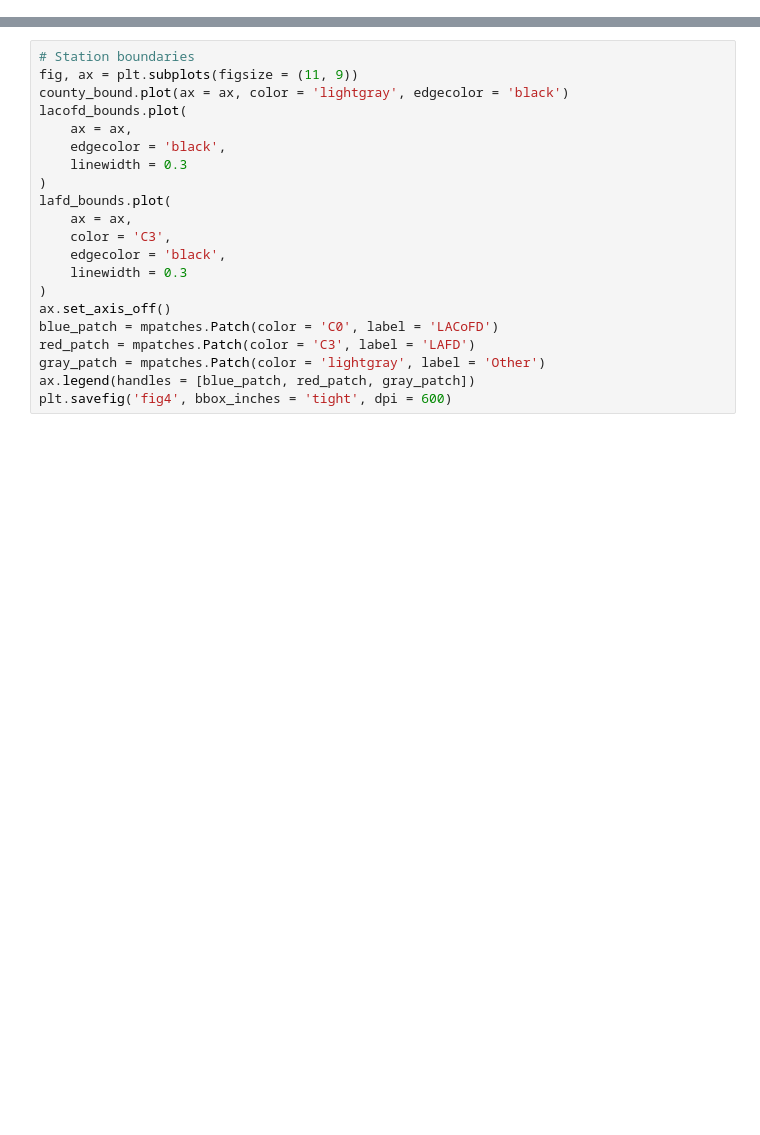
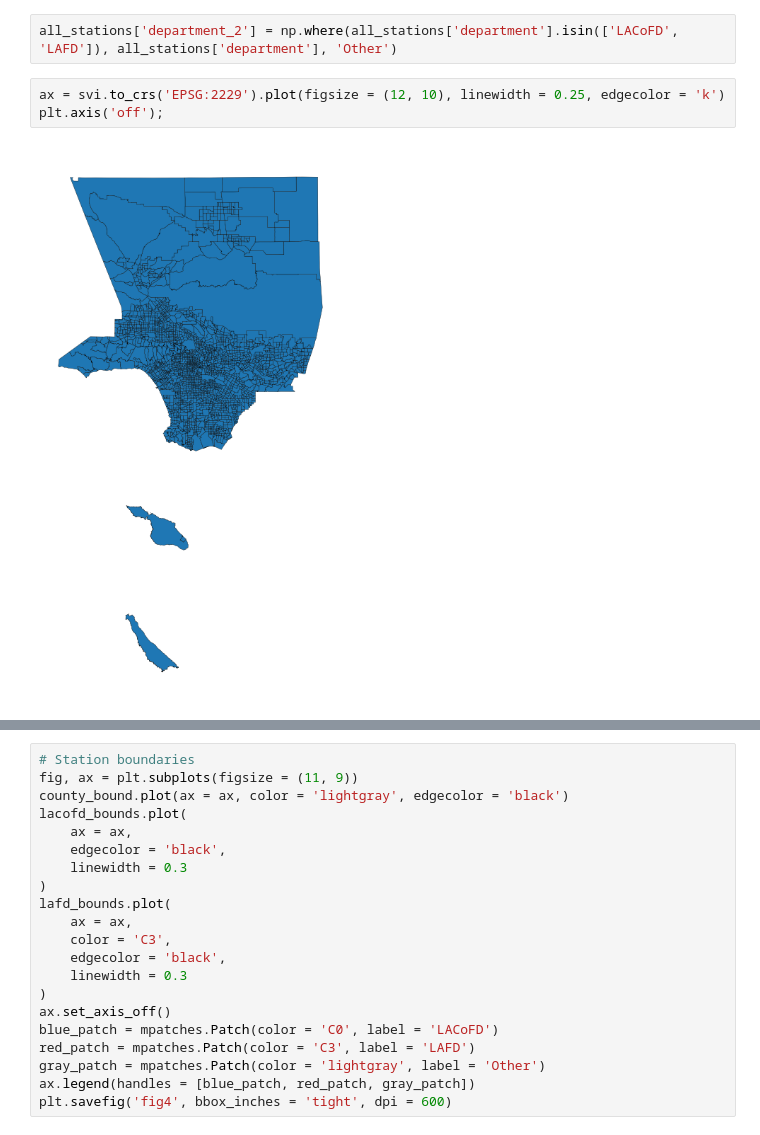
Before and after one commit to giovani-gutierrez/TDA_CalFire, a Jupyter notebook: SVI_EDA.ipynb, the cells around one changed output, grey strips where cells are left out. Saved outputs shown, nothing was run; the diff lists cells and outputs as text; blank space fills up the shorter version.

```diff
--- a/SVI_EDA.ipynb
+++ b/SVI_EDA.ipynb
@@ -196,0 +135,7 @@ plt.savefig('fig3', bbox_inches = 'tight', dpi = 600)
+# %%
+all_stations['department_2'] = np.where(all_stations['department'].isin(['LACoFD', 'LAFD']), all_stations['department'], 'Other')
+# %%
+ax = svi.to_crs('EPSG:2229').plot(figsize = (12, 10), linewidth = 0.25, edgecolor = 'k')
+plt.axis('off');
+# %% [output]
+[figure, added]
```
Also changed, not shown: parts of 46 cells of this notebook, 1 other file.
